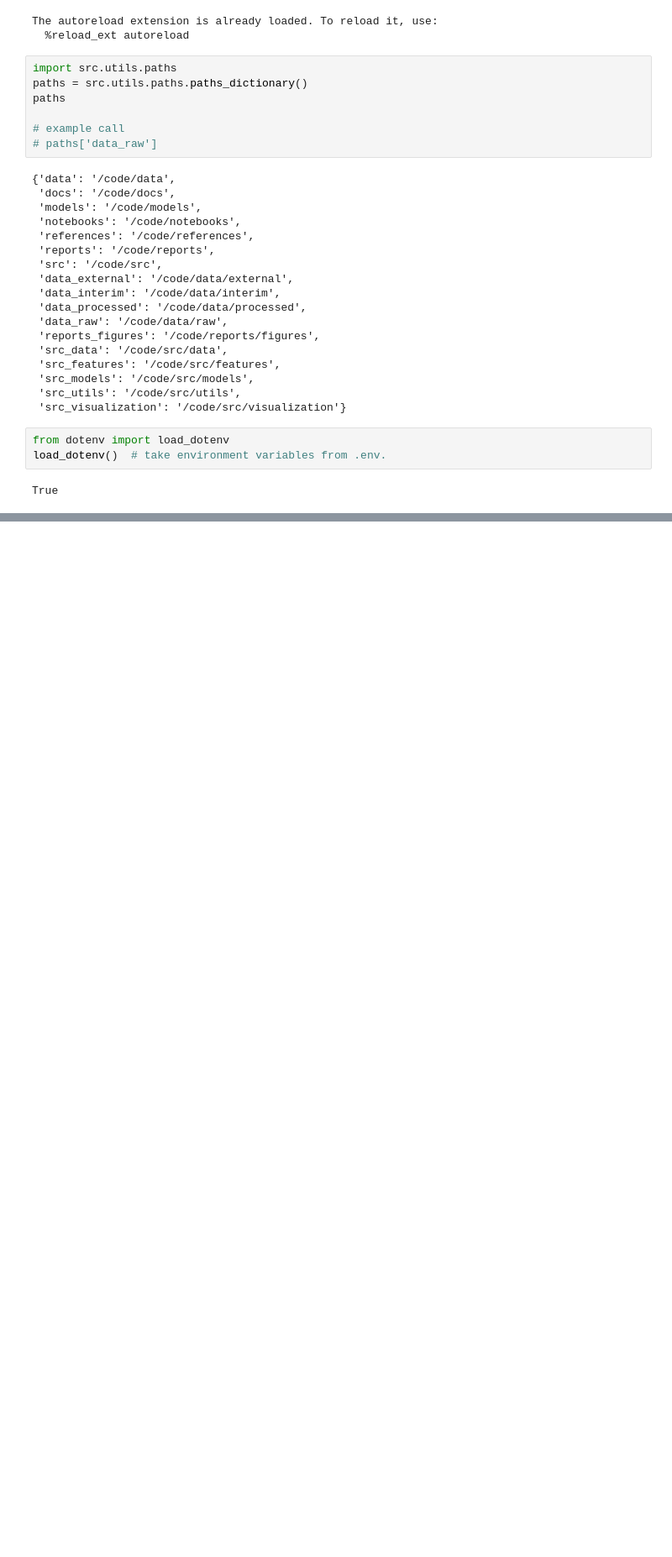
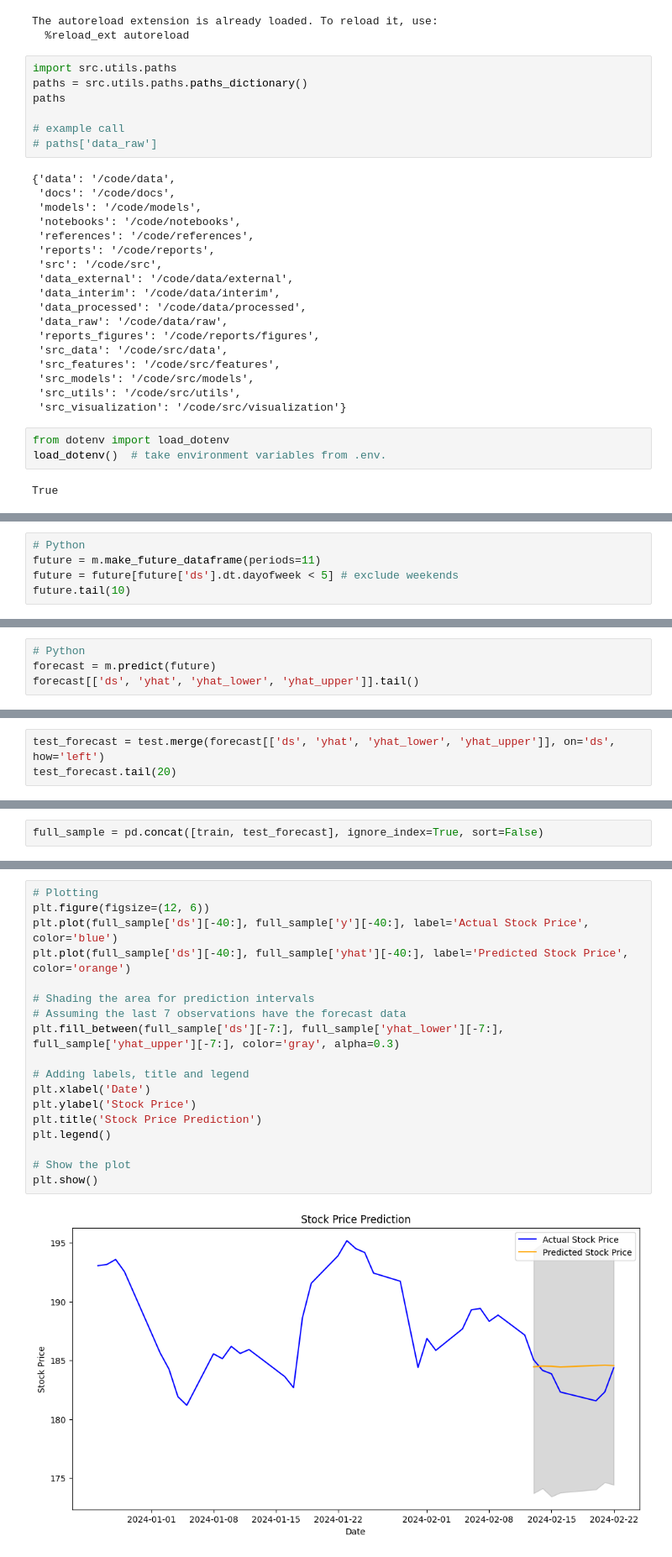
Before and after one commit to TGusciora/E001_smart_structuring, a Jupyter notebook: notebooks/001_tg_initial.ipynb, the cells around one changed output, grey strips where cells are left out. Shown: that part at 84% size. Drawn from its saved outputs; the diff is of its cells as text; blank space fills up the shorter version.

Commit message:
2024/02/23 update
- simple forecast with Prophet
- simple prediction accuracy stats

```diff
--- a/notebooks/001_tg_initial.ipynb
+++ b/notebooks/001_tg_initial.ipynb
@@ -90,0 +140,5 @@ aapl[(aapl["Date"].dt.year == 2005) & (aapl["Date"].dt.month == 2)]
+# %%
+# Python
+future = m.make_future_dataframe(periods=11)
+future = future[future['ds'].dt.dayofweek < 5] # exclude weekends
+future.tail(10)
@@ -90,0 +157,4 @@ aapl[(aapl["Date"].dt.year == 2005) & (aapl["Date"].dt.month == 2)]
+# %%
+# Python
+forecast = m.predict(future)
+forecast[['ds', 'yhat', 'yhat_lower', 'yhat_upper']].tail()
@@ -90,0 +218,3 @@ aapl[(aapl["Date"].dt.year == 2005) & (aapl["Date"].dt.month == 2)]
+# %%
+test_forecast = test.merge(forecast[['ds', 'yhat', 'yhat_lower', 'yhat_upper']], on='ds', how='left')
+test_forecast.tail(20)
@@ -90,0 +236,2 @@ aapl[(aapl["Date"].dt.year == 2005) & (aapl["Date"].dt.month == 2)]
+# %%
+full_sample = pd.concat([train, test_forecast], ignore_index=True, sort=False)
@@ -90,0 +254,20 @@ aapl[(aapl["Date"].dt.year == 2005) & (aapl["Date"].dt.month == 2)]
+# %%
+# Plotting
+plt.figure(figsize=(12, 6))
+plt.plot(full_sample['ds'][-40:], full_sample['y'][-40:], label='Actual Stock Price', color='blue')
+plt.plot(full_sample['ds'][-40:], full_sample['yhat'][-40:], label='Predicted Stock Price', color='orange')
+
+# Shading the area for prediction intervals
+# Assuming the last 7 observations have the forecast data
+plt.fill_between(full_sample['ds'][-7:], full_sample['yhat_lower'][-7:], full_sample['yhat_upper'][-7:], color='gray', alpha=0.3)
+
+# Adding labels, title and legend
+plt.xlabel('Date')
+plt.ylabel('Stock Price')
+plt.title('Stock Price Prediction')
+plt.legend()
+
+# Show the plot
+plt.show()
+# %% [output]
+[figure, added]
```
Also changed, not shown: parts of 21 cells of this notebook, 1 other file.
